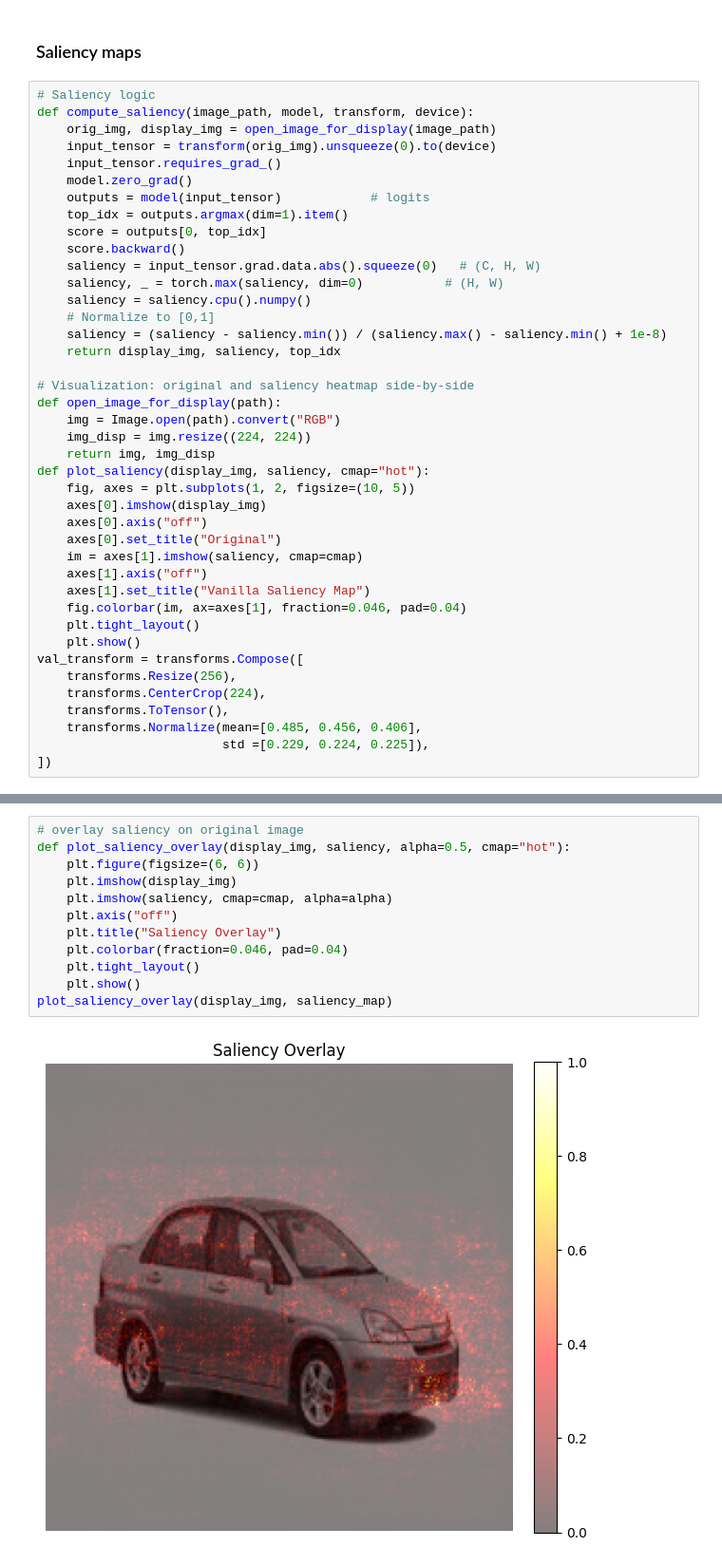
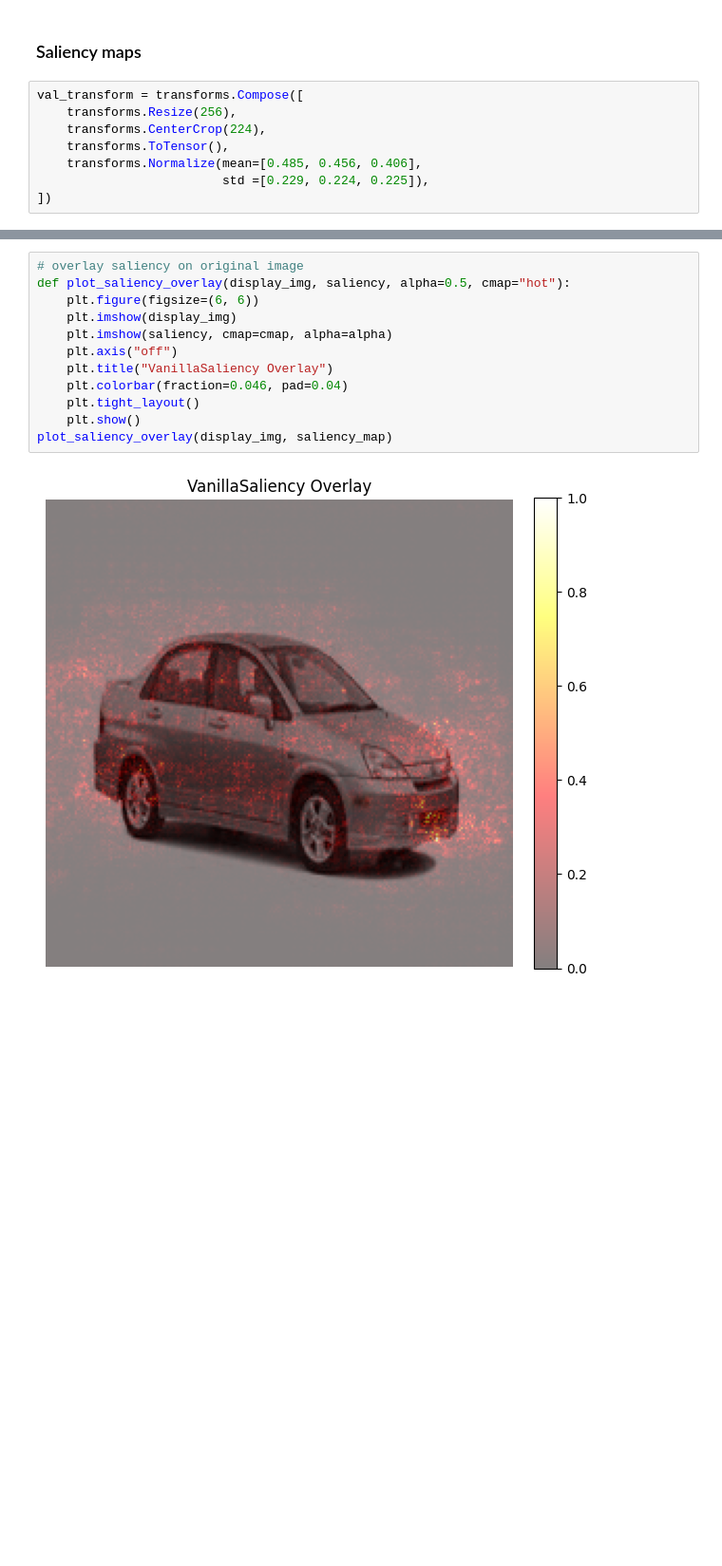
Before and after one commit to nikhilcusc/StanfordCarDataset, a Jupyter notebook: infer.ipynb, the cells around one changed output, grey strips where cells are left out. Shown at 95% size. Saved outputs shown, nothing was run; the diff lists cells and outputs as text; blank space fills up the shorter version.

Commit message:
computed saliency maps

```diff
--- a/infer.ipynb
+++ b/infer.ipynb
@@ -191,39 +192,6 @@ plt.show()
 # %% [markdown]
 ### Saliency maps
 # %%
-# Saliency logic
-def compute_saliency(image_path, model, transform, device):
-    orig_img, display_img = open_image_for_display(image_path)
-    input_tensor = transform(orig_img).unsqueeze(0).to(device)
-    input_tensor.requires_grad_()
-    model.zero_grad()
-    outputs = model(input_tensor)            # logits
-    top_idx = outputs.argmax(dim=1).item()
-    score = outputs[0, top_idx]
-    score.backward()
-    saliency = input_tensor.grad.data.abs().squeeze(0)   # (C, H, W)
-    saliency, _ = torch.max(saliency, dim=0)           # (H, W)
-    saliency = saliency.cpu().numpy()
-    # Normalize to [0,1]
-    saliency = (saliency - saliency.min()) / (saliency.max() - saliency.min() + 1e-8)
-    return display_img, saliency, top_idx
-
-# Visualization: original and saliency heatmap side-by-side
-def open_image_for_display(path):
-    img = Image.open(path).convert("RGB")
-    img_disp = img.resize((224, 224))
-    return img, img_disp
-def plot_saliency(display_img, saliency, cmap="hot"):
-    fig, axes = plt.subplots(1, 2, figsize=(10, 5))
-    axes[0].imshow(display_img)
-    axes[0].axis("off")
-    axes[0].set_title("Original")
-    im = axes[1].imshow(saliency, cmap=cmap)
-    axes[1].axis("off")
-    axes[1].set_title("Vanilla Saliency Map")
-    fig.colorbar(im, ax=axes[1], fraction=0.046, pad=0.04)
-    plt.tight_layout()
-    plt.show()
 val_transform = transforms.Compose([
     transforms.Resize(256),
     transforms.CenterCrop(224),
@@ -241,14 +211,14 @@ Predicted class index: Suzuki Aerio Sedan 2007
 # %%
 # overlay saliency on original image
 def plot_saliency_overlay(display_img, saliency, alpha=0.5, cmap="hot"):
     plt.figure(figsize=(6, 6))
     plt.imshow(display_img)
     plt.imshow(saliency, cmap=cmap, alpha=alpha)
     plt.axis("off")
-    plt.title("Saliency Overlay")
+    plt.title("VanillaSaliency Overlay")
     plt.colorbar(fraction=0.046, pad=0.04)
     plt.tight_layout()
     plt.show()
 plot_saliency_overlay(display_img, saliency_map)
 # %% [output]
-[figure, old version]
+[figure, new version]
```
Also changed, not shown: parts of 5 cells of this notebook, 4 other files.
